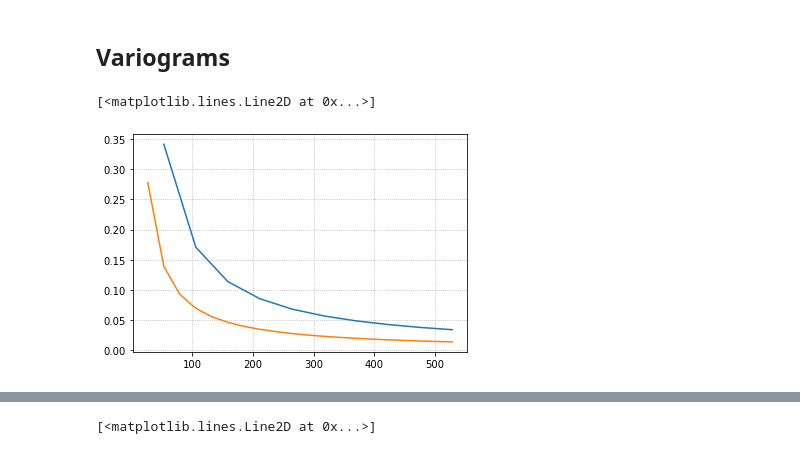
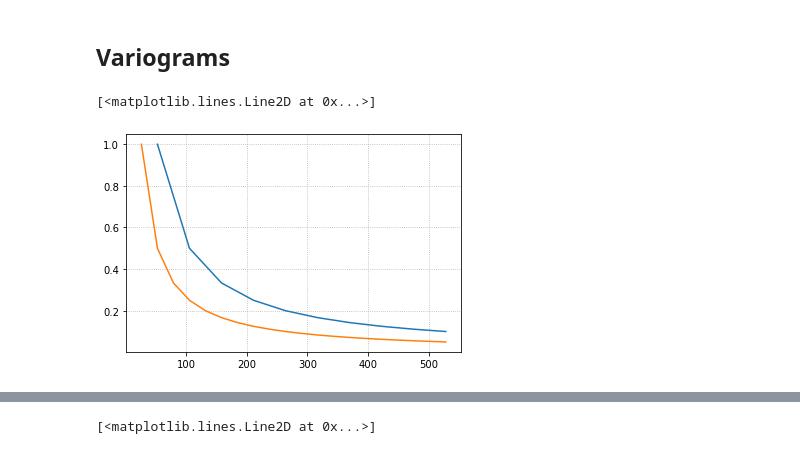
Before and after one commit to benjiharding/Factor-Mixing-1D, a Jupyter notebook: NetworkMix2D_MultiObjective2.ipynb, the cells around one changed output, grey strips where cells are left out. Saved outputs shown, nothing was run; the diff lists cells and outputs as text; code cells hidden in the pictures.

```diff
--- a/NetworkMix2D_MultiObjective2.ipynb
+++ b/NetworkMix2D_MultiObjective2.ipynb
@@ -83,8 +88,8 @@ comps = pd.DataFrame(index=np.arange(ndh * ncomps), columns=[var])
 comps[dhid] = np.repeat(np.arange(ndh), ncomps)
 idxs = np.linspace(nx / ndh, nx - (nx / ndh), ndh, dtype=int)
 for i in range(ndh):
-    comps.loc[comps[dhid] == i, var] = reference[:, idxs[i]]
+    comps.loc[comps[dhid] == i, var] = reference[:, idxs[i]][::-1]
     comps.loc[comps[dhid] == i, "X"] = idxs[i]
-    comps.loc[comps[dhid] == i, "Y"] = np.arange(1, ny + 1)[::-1]
+    comps.loc[comps[dhid] == i, "Y"] = np.arange(1, ny + 1)
 comps = comps[[dhid, "X", "Y", var]]
 comps = comps.astype({var: float})
@@ -682,16 +708,16 @@ ylag_dict, ybins = generate_lag_dict(
 # %%
 def inv_dist(bins, power):
     if not bins:
         return
     wts = 1 / np.array(bins) ** power
-    return wts / np.sum(wts)
+    return wts / np.max(wts)
 
 
 plt.plot(xbins, inv_dist(xbins, 1))
 plt.plot(ybins, inv_dist(ybins, 1))
 # %% [output]
 [<matplotlib.lines.Line2D at 0x...>]
-[figure, old version]
+[figure, new version]
 # %%
 def update_variogram(values, lag_dict):
     """updated current experimental variogram with `values`
```
Also changed, not shown: parts of 36 cells of this notebook, 2 other files.
